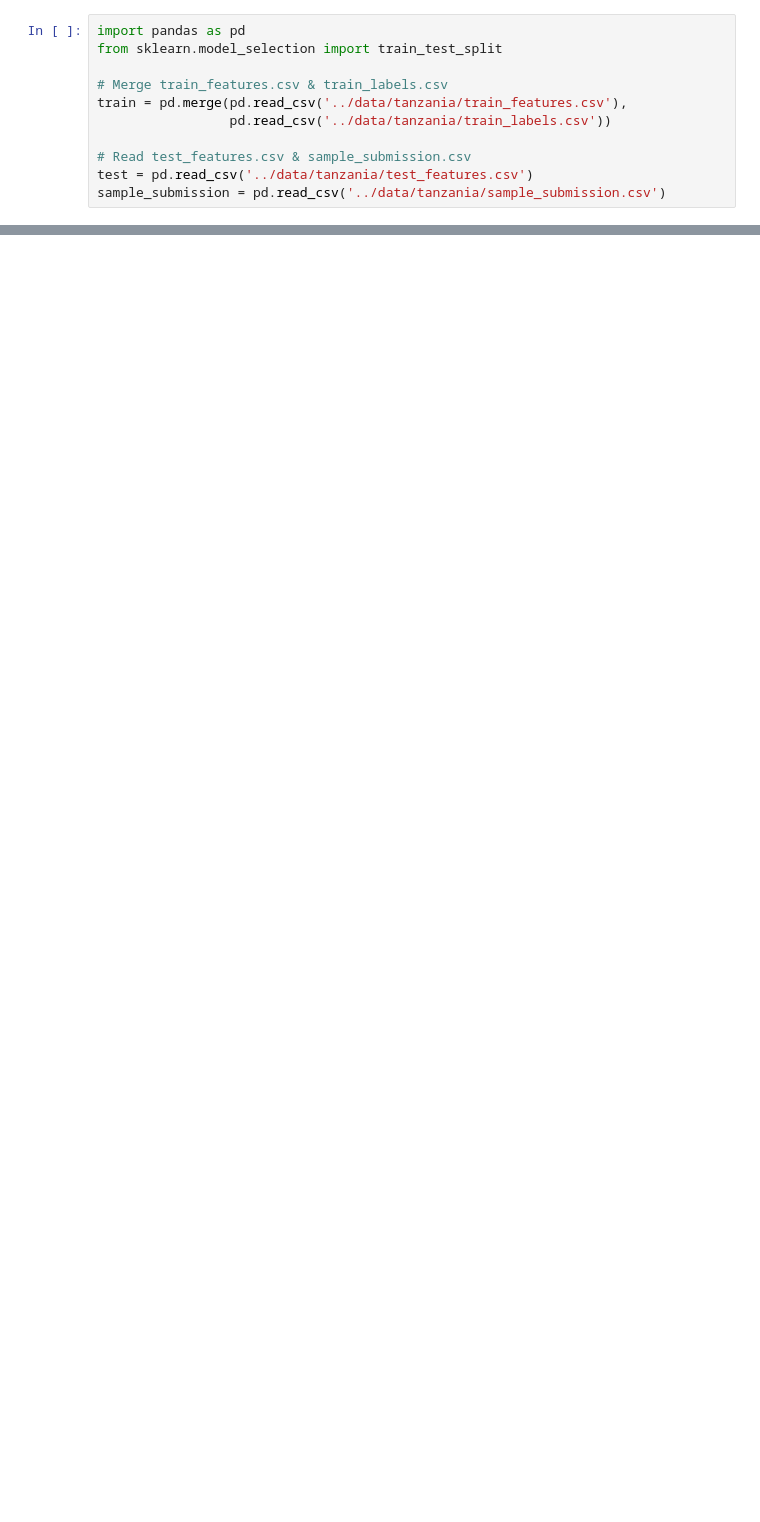
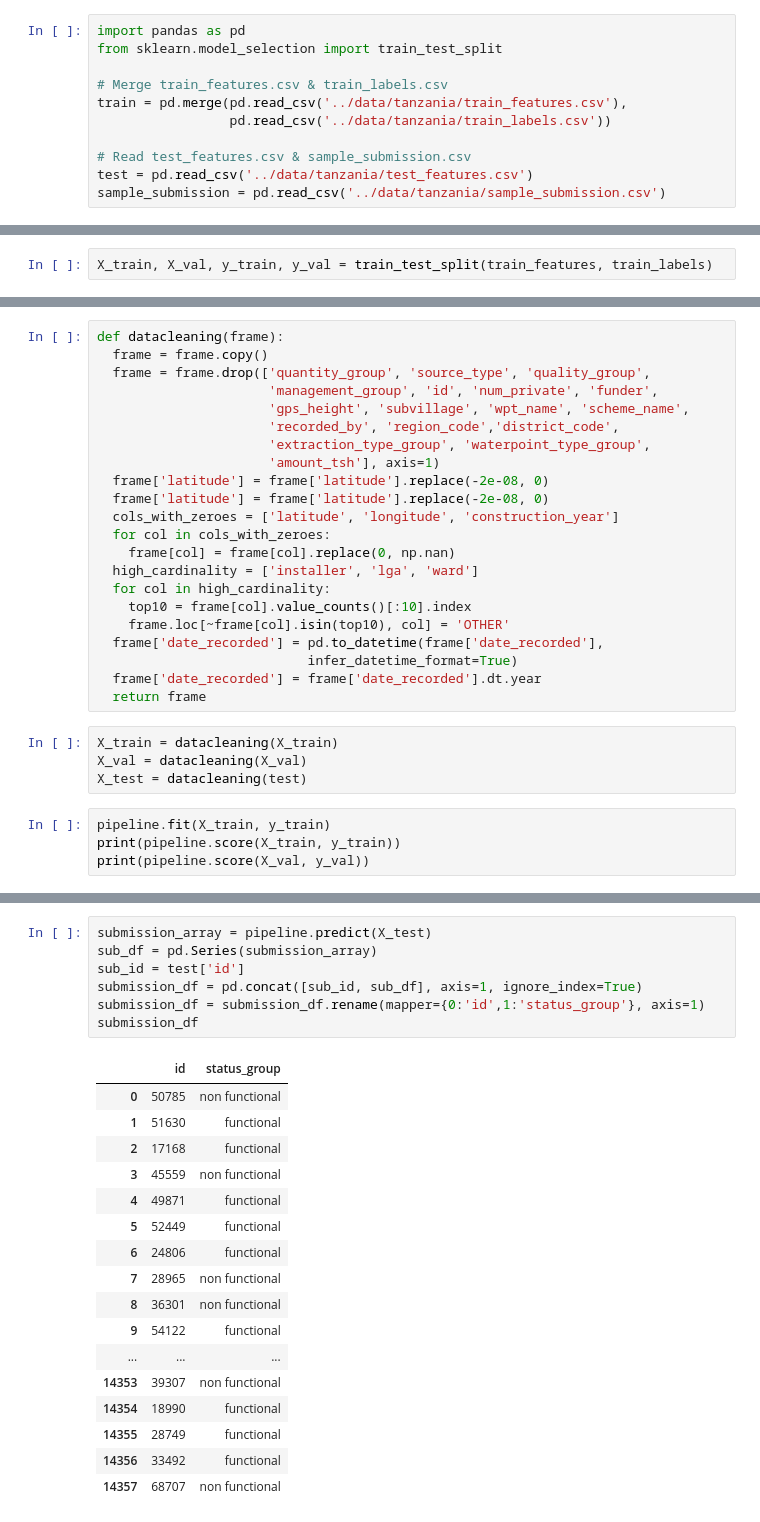
Before and after one commit to bloominstituteoftechnology/DS-Unit-2-Kaggle-Challenge, a Jupyter notebook: module2/assignment_kaggle_challenge_2.ipynb, the cells around one changed output, grey strips where cells are left out. Cells and saved outputs as stored; diff of their text form; blank space fills up the shorter version.

```diff
--- a/module2/assignment_kaggle_challenge_2.ipynb
+++ b/module2/assignment_kaggle_challenge_2.ipynb
@@ -83,0 +107,2 @@ sample_submission = pd.read_csv('../data/tanzania/sample_submission.csv')
+# %%
+X_train, X_val, y_train, y_val = train_test_split(train_features, train_labels)
@@ -83,0 +125,30 @@ sample_submission = pd.read_csv('../data/tanzania/sample_submission.csv')
+# %%
+def datacleaning(frame):
+  frame = frame.copy()
+  frame = frame.drop(['quantity_group', 'source_type', 'quality_group',
+                      'management_group', 'id', 'num_private', 'funder',
+                      'gps_height', 'subvillage', 'wpt_name', 'scheme_name',
+                      'recorded_by', 'region_code','district_code',
+                      'extraction_type_group', 'waterpoint_type_group',
+                      'amount_tsh'], axis=1)
+  frame['latitude'] = frame['latitude'].replace(-2e-08, 0)
+  frame['latitude'] = frame['latitude'].replace(-2e-08, 0)
+  cols_with_zeroes = ['latitude', 'longitude', 'construction_year']
+  for col in cols_with_zeroes:
+    frame[col] = frame[col].replace(0, np.nan)
+  high_cardinality = ['installer', 'lga', 'ward']
+  for col in high_cardinality:
+    top10 = frame[col].value_counts()[:10].index
+    frame.loc[~frame[col].isin(top10), col] = 'OTHER'
+  frame['date_recorded'] = pd.to_datetime(frame['date_recorded'],
+                           infer_datetime_format=True)
+  frame['date_recorded'] = frame['date_recorded'].dt.year
+  return frame
+# %%
+X_train = datacleaning(X_train)
+X_val = datacleaning(X_val)
+X_test = datacleaning(test)
+# %%
+pipeline.fit(X_train, y_train)
+print(pipeline.score(X_train, y_train))
+print(pipeline.score(X_val, y_val))
@@ -83,0 +158,25 @@ sample_submission = pd.read_csv('../data/tanzania/sample_submission.csv')
+# %%
+submission_array = pipeline.predict(X_test)
+sub_df = pd.Series(submission_array)
+sub_id = test['id']
+submission_df = pd.concat([sub_id, sub_df], axis=1, ignore_index=True)
+submission_df = submission_df.rename(mapper={0:'id',1:'status_group'}, axis=1)
+submission_df
+# %% [output]
+|  | id | status_group |
+| 0 | 50785 | non functional |
+| 1 | 51630 | functional |
+| 2 | 17168 | functional |
+| 3 | 45559 | non functional |
+| 4 | 49871 | functional |
+| 5 | 52449 | functional |
+| 6 | 24806 | functional |
+| 7 | 28965 | non functional |
+| 8 | 36301 | non functional |
+| 9 | 54122 | functional |
+| ... | ... | ... |
+| 14353 | 39307 | non functional |
+| 14354 | 18990 | functional |
+| 14355 | 28749 | functional |
+| 14356 | 33492 | functional |
+| 14357 | 68707 | non functional |
```
Also changed, not shown: parts of 9 cells of this notebook.
